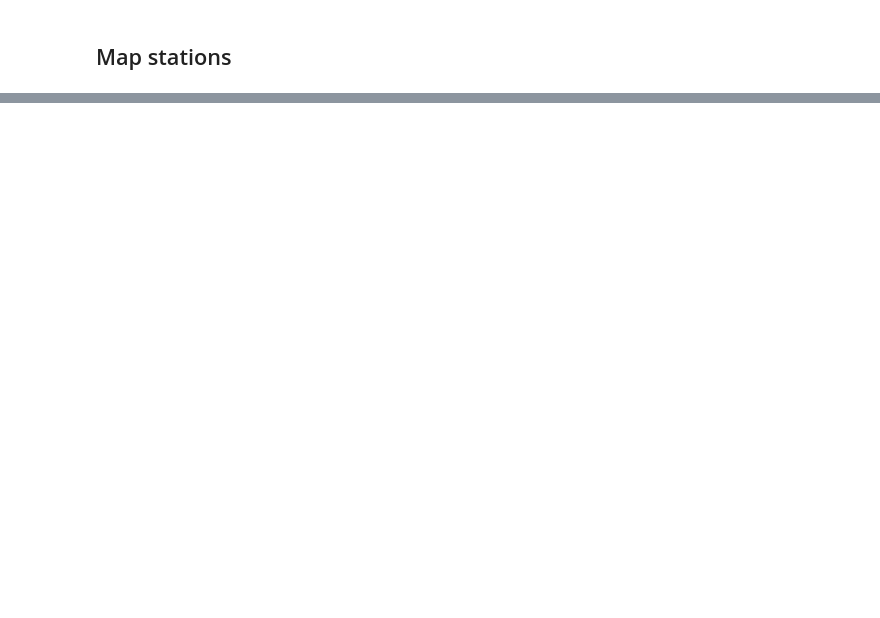
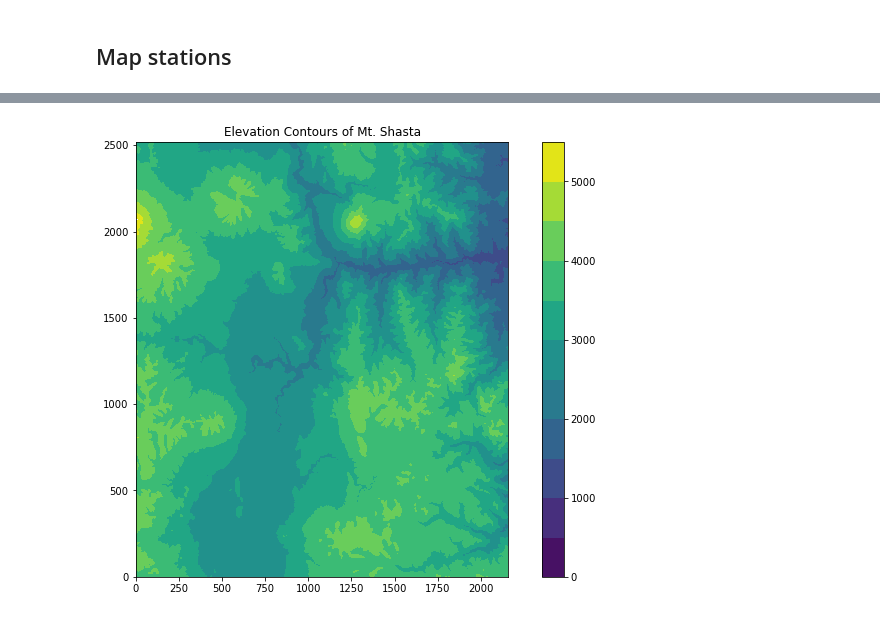
Before and after one commit to tamaramegan/frost_prediction_ml, a Jupyter notebook: Map.ipynb, the cells around one changed output, grey strips where cells are left out. Saved outputs shown, nothing was run; the diff lists cells and outputs as text; code cells hidden in the pictures; blank space fills up the shorter version.

```diff
--- a/Map.ipynb
+++ b/Map.ipynb
@@ -116,0 +222,12 @@ df[df.nombre.str.match('^[Bb][Aa][Ññ][Oo][Ss]')].drop(columns ='parametros_med
+# %%
+#Plot our data with Matplotlib's 'contourf'
+fig = plt.figure(figsize = (12, 8))
+ax = fig.add_subplot(111)
+plt.contourf(data_array, cmap = "viridis",
+            levels = list(range(0, 6000, 500)))
+plt.title("Elevation Contours of Mt. Shasta")
+cbar = plt.colorbar()
+plt.gca().set_aspect('equal', adjustable='box')
+plt.show()
+# %% [output]
+[figure, added]
```
Also changed, not shown: parts of 24 cells of this notebook, 5 other files.
